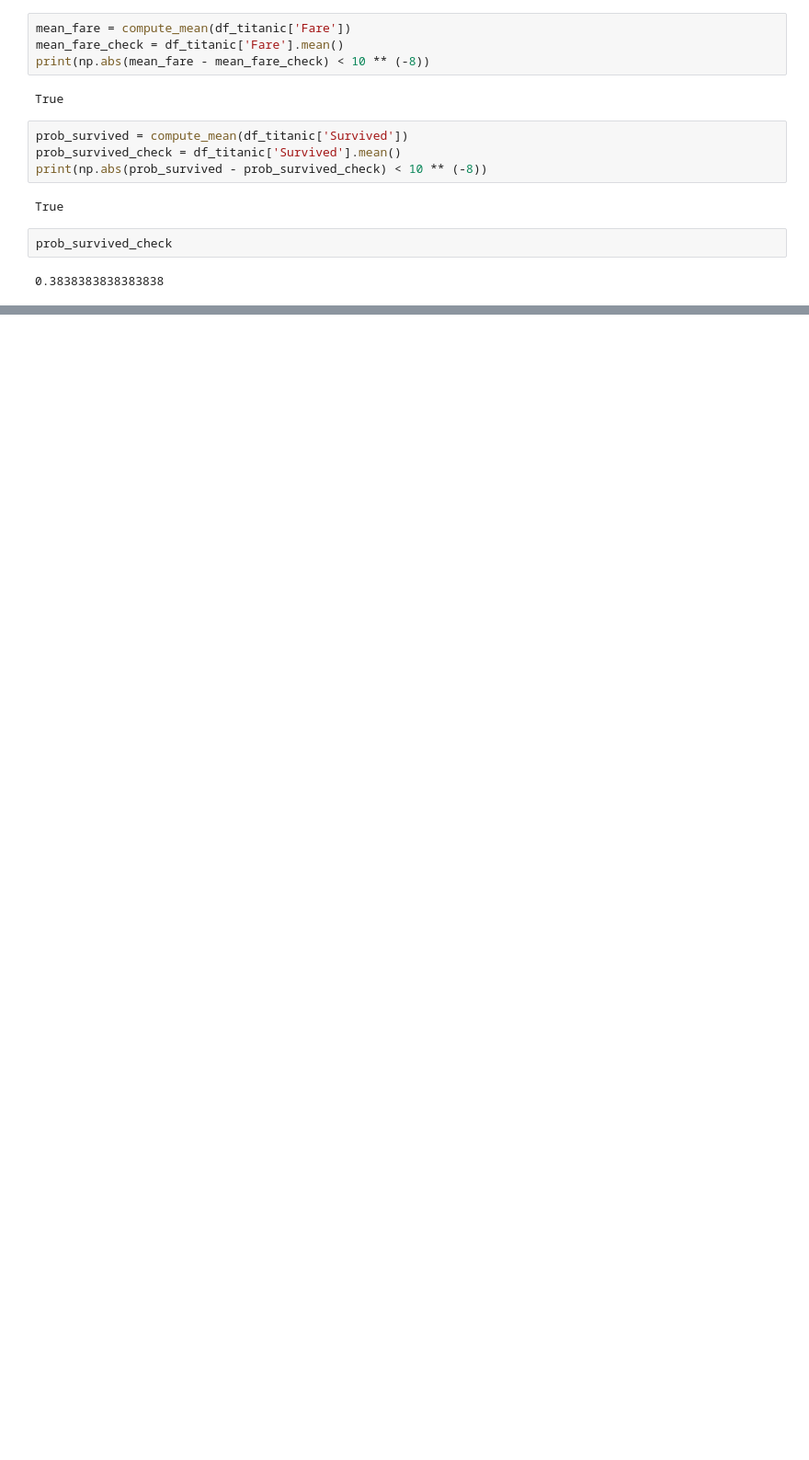
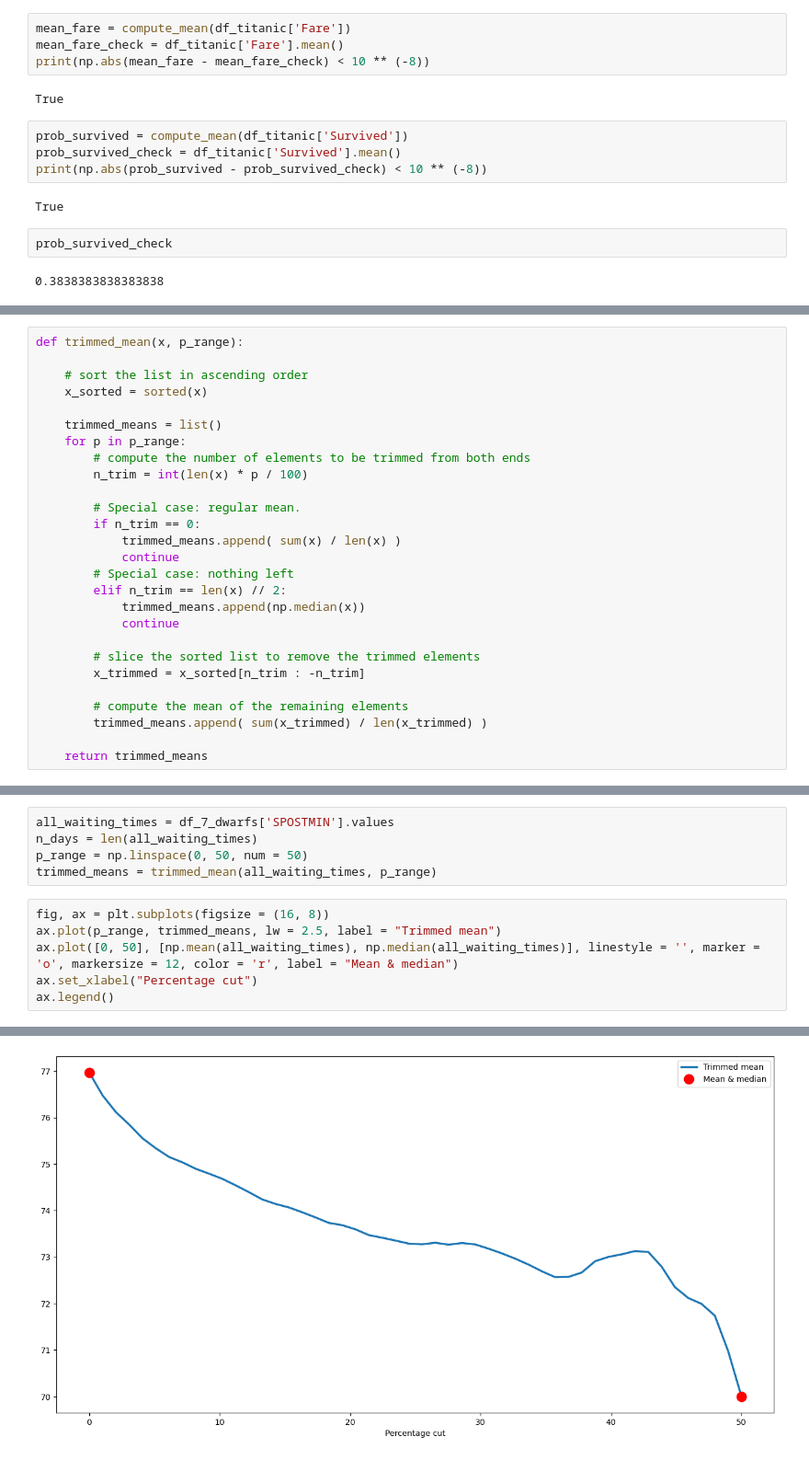
Before and after one commit to THellemans/data-science-syntra-ab, a Jupyter notebook: 06 statistiek/02 Middelpunten schatten/notebooks/oefeningen.ipynb, the cells around one changed output, grey strips where cells are left out. Shown: that part at 92% size. Saved outputs shown, nothing was run; the diff lists cells and outputs as text; blank space fills up the shorter version.

```diff
--- a/06 statistiek/02 Middelpunten schatten/notebooks/oefeningen.ipynb
+++ b/06 statistiek/02 Middelpunten schatten/notebooks/oefeningen.ipynb
@@ -37,0 +119,27 @@ prob_survived_check
+# %%
+def trimmed_mean(x, p_range):
+
+    # sort the list in ascending order
+    x_sorted = sorted(x)
+
+    trimmed_means = list()
+    for p in p_range:
+        # compute the number of elements to be trimmed from both ends
+        n_trim = int(len(x) * p / 100)
+
+        # Special case: regular mean.
+        if n_trim == 0:
+            trimmed_means.append( sum(x) / len(x) )
+            continue
+        # Special case: nothing left
+        elif n_trim == len(x) // 2:
+            trimmed_means.append(np.median(x))
+            continue
+
+        # slice the sorted list to remove the trimmed elements
+        x_trimmed = x_sorted[n_trim : -n_trim]
+
+        # compute the mean of the remaining elements
+        trimmed_means.append( sum(x_trimmed) / len(x_trimmed) )
+
+    return trimmed_means
@@ -37,0 +148,12 @@ prob_survived_check
+# %%
+all_waiting_times = df_7_dwarfs['SPOSTMIN'].values
+n_days = len(all_waiting_times)
+p_range = np.linspace(0, 50, num = 50)
+trimmed_means = trimmed_mean(all_waiting_times, p_range)
+# %%
+fig, ax = plt.subplots(figsize = (16, 8))
+ax.plot(p_range, trimmed_means, lw = 2.5, label = "Trimmed mean")
+ax.plot([0, 50], [np.mean(all_waiting_times), np.median(all_waiting_times)], linestyle = '', marker = 'o', markersize = 12, color = 'r', label = "Mean & median")
+ax.set_xlabel("Percentage cut")
+ax.legend()
+# %% [output]
@@ -37,0 +161 @@ prob_survived_check
+[figure, added]
```
Also changed, not shown: parts of 22 cells of this notebook, 1 other file.
